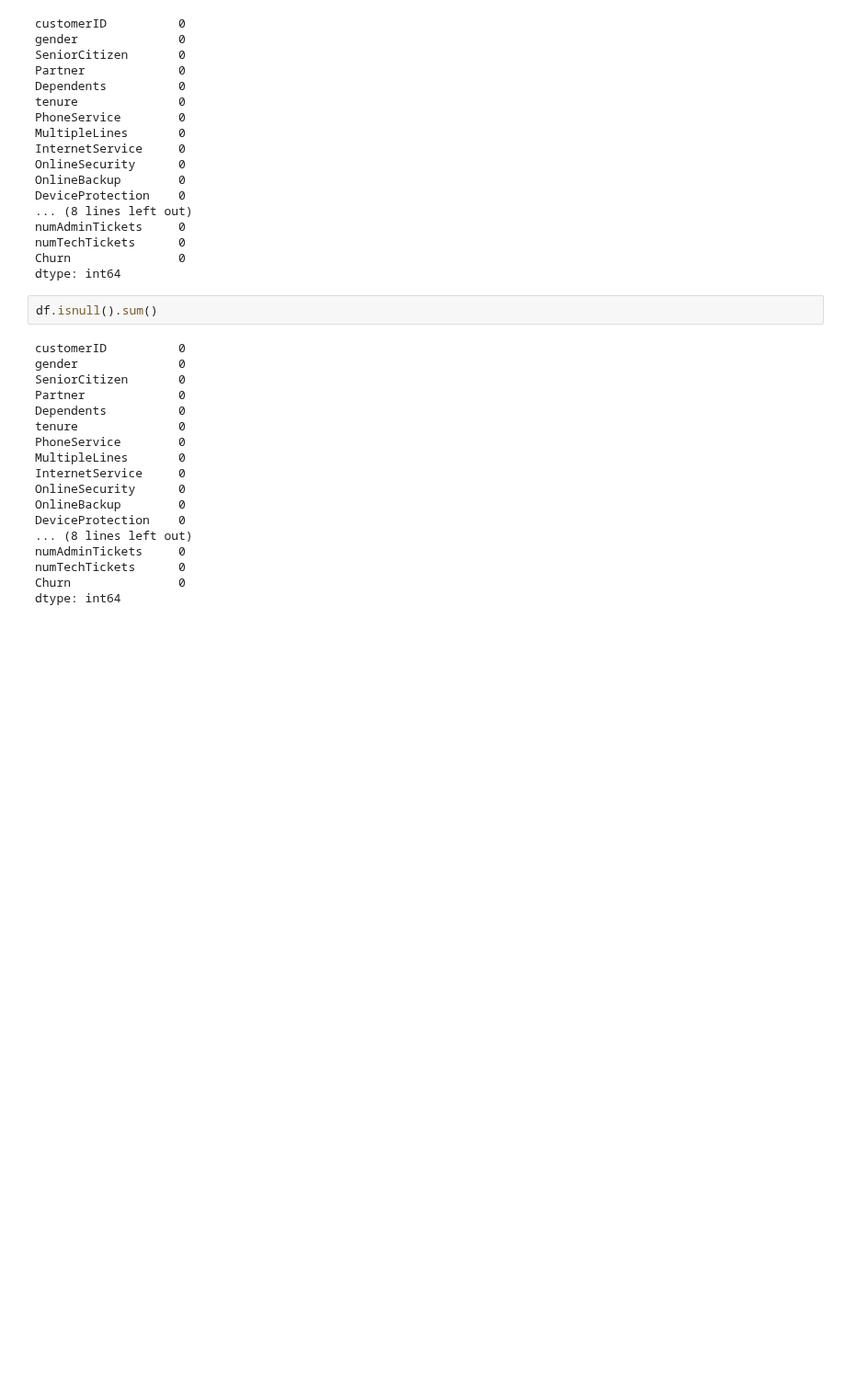
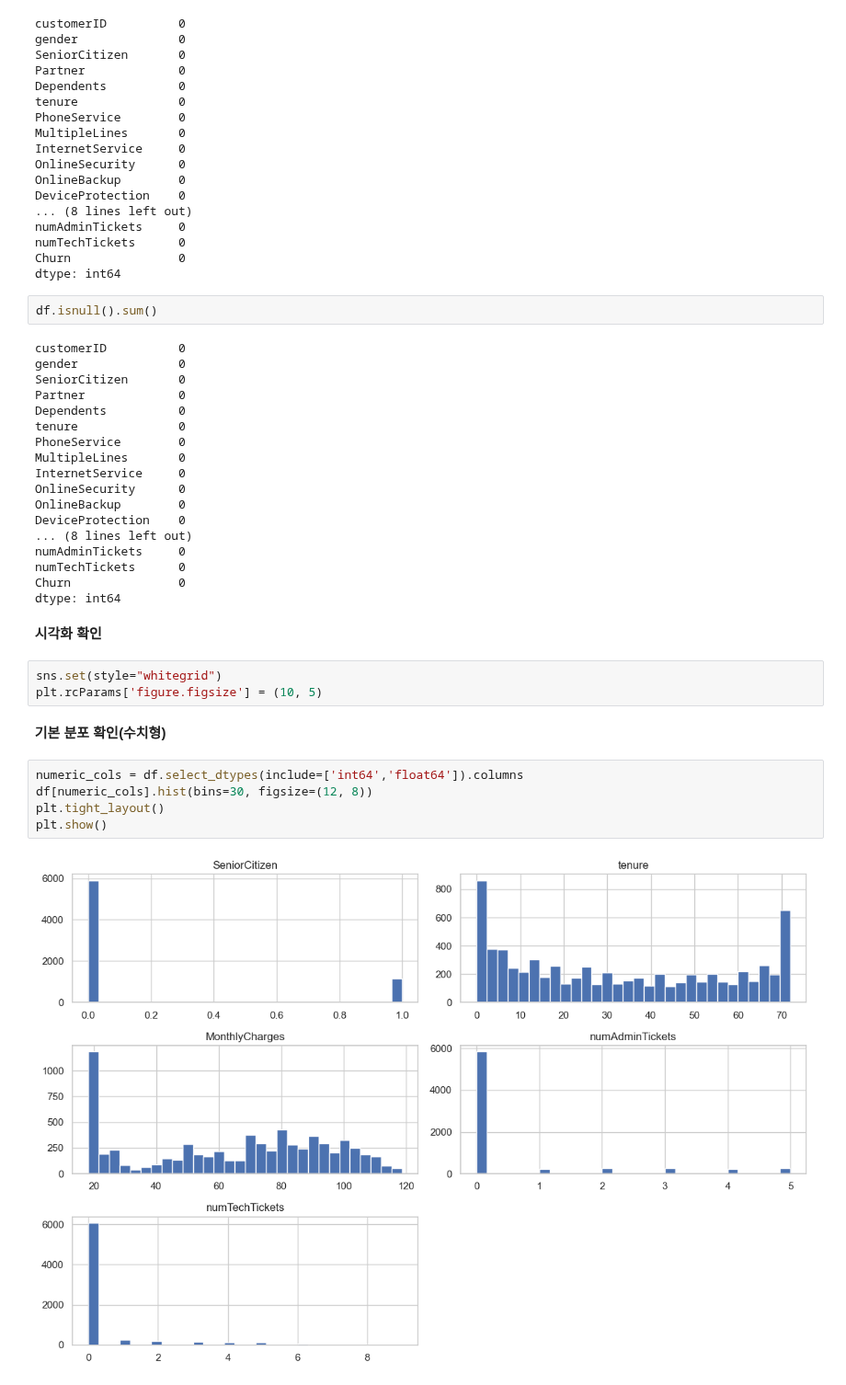
Before and after one commit to SKNETWORKS-FAMILY-AICAMP/SKN21-2nd-4Team, a Jupyter notebook: notebooks/eda.ipynb, the cells around one changed output. Shown at 92% size. Cells and saved outputs as stored; diff of their text form; blank space fills up the shorter version.

```diff
--- a/notebooks/eda.ipynb
+++ b/notebooks/eda.ipynb
@@ -73,3 +91,17 @@ numAdminTickets     0
 numTechTickets      0
 Churn               0
 dtype: int64
+# %% [markdown]
+**시각화 확인**
+# %%
+sns.set(style="whitegrid")
+plt.rcParams['figure.figsize'] = (10, 5)
+# %% [markdown]
+**기본 분포 확인(수치형)**
+# %%
+numeric_cols = df.select_dtypes(include=['int64','float64']).columns
+df[numeric_cols].hist(bins=30, figsize=(12, 8))
+plt.tight_layout()
+plt.show()
+# %% [output]
+[figure, added]
```
Also changed, not shown: parts of 16 cells of this notebook.
